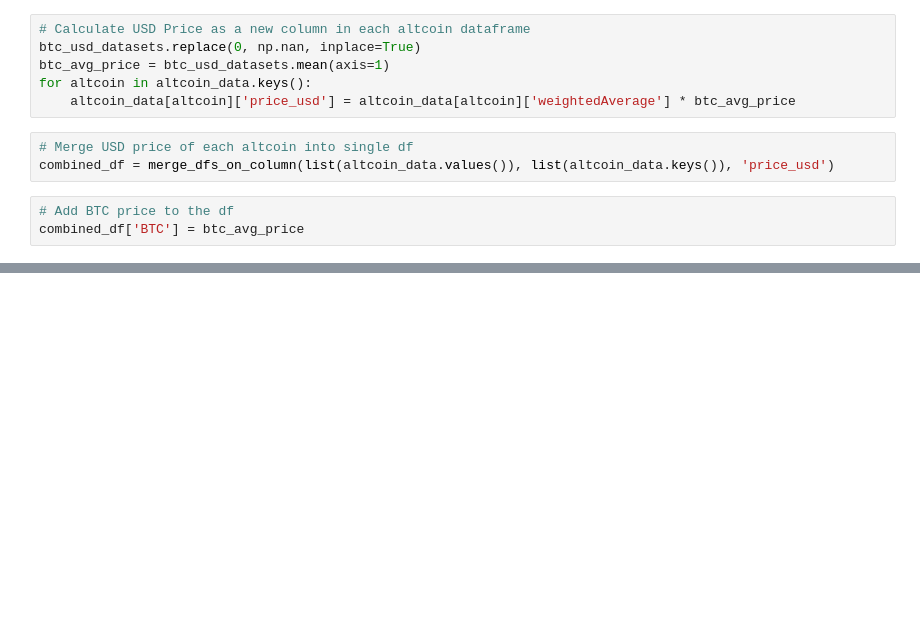
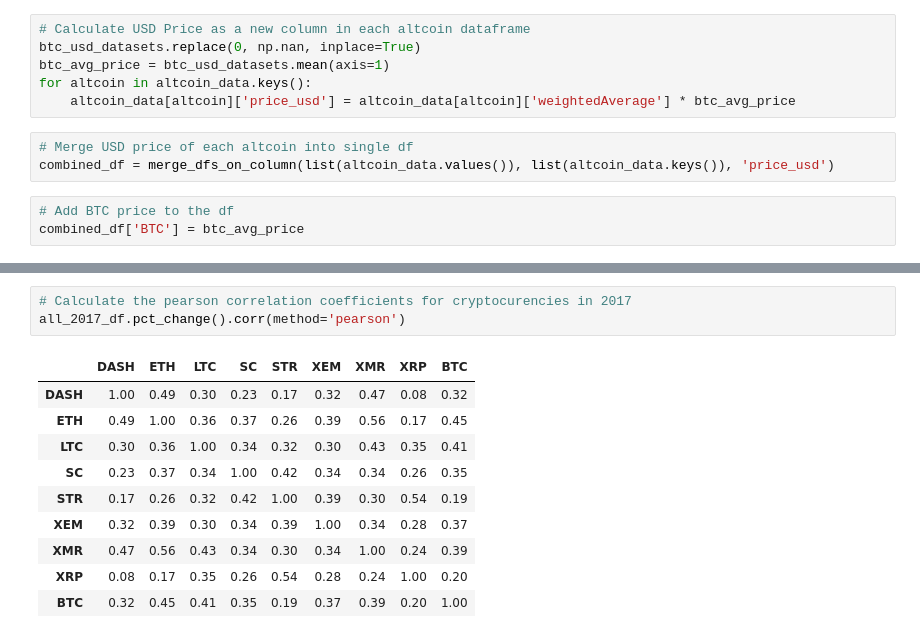
Before and after one commit to qu4ku/analysing-cryptocurrencies, a Jupyter notebook: analysing-cryptocurrencies.ipynb, the cells around one changed output, grey strips where cells are left out. Cells and saved outputs as stored; diff of their text form; blank space fills up the shorter version.

Commit message:
crypto

```diff
--- a/analysing-cryptocurrencies.ipynb
+++ b/analysing-cryptocurrencies.ipynb
@@ -228,0 +258,14 @@ combined_df['BTC'] = btc_avg_price
+# %%
+# Calculate the pearson correlation coefficients for cryptocurencies in 2017
+all_2017_df.pct_change().corr(method='pearson')
+# %% [output]
+|  | DASH | ETH | LTC | SC | STR | XEM | XMR | XRP | BTC |
+| DASH | 1.00 | 0.49 | 0.30 | 0.23 | 0.17 | 0.32 | 0.47 | 0.08 | 0.32 |
+| ETH | 0.49 | 1.00 | 0.36 | 0.37 | 0.26 | 0.39 | 0.56 | 0.17 | 0.45 |
+| LTC | 0.30 | 0.36 | 1.00 | 0.34 | 0.32 | 0.30 | 0.43 | 0.35 | 0.41 |
+| SC | 0.23 | 0.37 | 0.34 | 1.00 | 0.42 | 0.34 | 0.34 | 0.26 | 0.35 |
+| STR | 0.17 | 0.26 | 0.32 | 0.42 | 1.00 | 0.39 | 0.30 | 0.54 | 0.19 |
+| XEM | 0.32 | 0.39 | 0.30 | 0.34 | 0.39 | 1.00 | 0.34 | 0.28 | 0.37 |
+| XMR | 0.47 | 0.56 | 0.43 | 0.34 | 0.30 | 0.34 | 1.00 | 0.24 | 0.39 |
+| XRP | 0.08 | 0.17 | 0.35 | 0.26 | 0.54 | 0.28 | 0.24 | 1.00 | 0.20 |
+| BTC | 0.32 | 0.45 | 0.41 | 0.35 | 0.19 | 0.37 | 0.39 | 0.20 | 1.00 |
```
Also changed, not shown: parts of 9 cells of this notebook.
